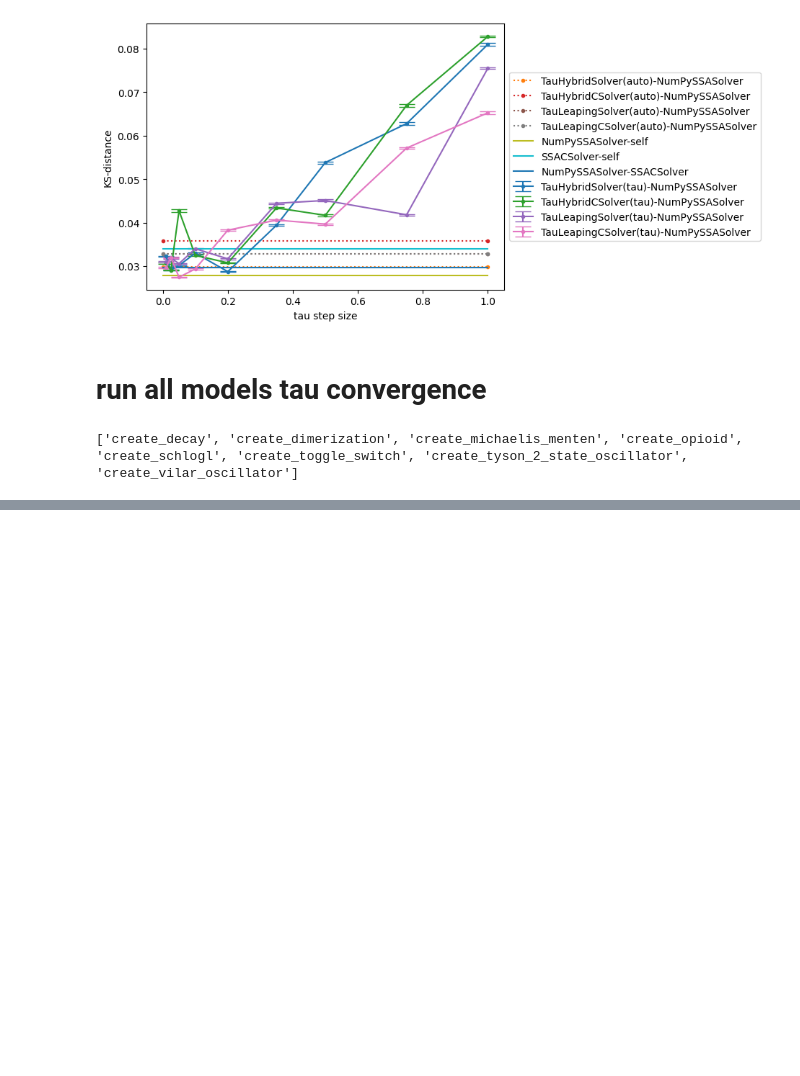
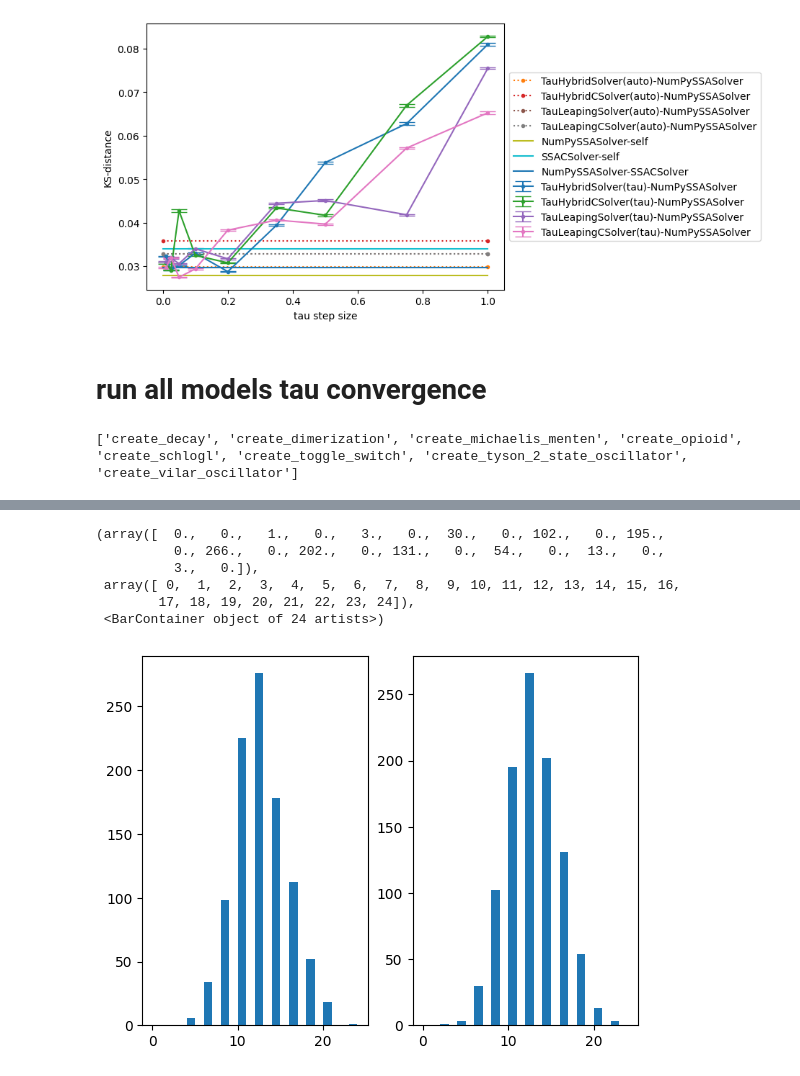
Before and after one commit to StochSS/GillesPy2, a Jupyter notebook: examples/Tau_Validation.ipynb, the cells around one changed output, grey strips where cells are left out. Saved outputs shown, nothing was run; the diff lists cells and outputs as text; code cells hidden in the pictures; blank space fills up the shorter version.

```diff
--- a/examples/Tau_Validation.ipynb
+++ b/examples/Tau_Validation.ipynb
@@ -721,0 +939,13 @@ species=['A', 'B']
+# %%
+plt.subplot(1,2,1)
+plt.hist(ssa_data[-1,1,:], bins=range(25))
+plt.subplot(1,2,2)
+plt.hist(tauH_data[-1,1,:], bins=range(25))
+# %% [output]
+(array([  0.,   0.,   1.,   0.,   3.,   0.,  30.,   0., 102.,   0., 195.,
+          0., 266.,   0., 202.,   0., 131.,   0.,  54.,   0.,  13.,   0.,
+          3.,   0.]),
+ array([ 0,  1,  2,  3,  4,  5,  6,  7,  8,  9, 10, 11, 12, 13, 14, 15, 16,
+        17, 18, 19, 20, 21, 22, 23, 24]),
+ <BarContainer object of 24 artists>)
+[figure, added]
```
Also changed, not shown: parts of 38 cells of this notebook.
